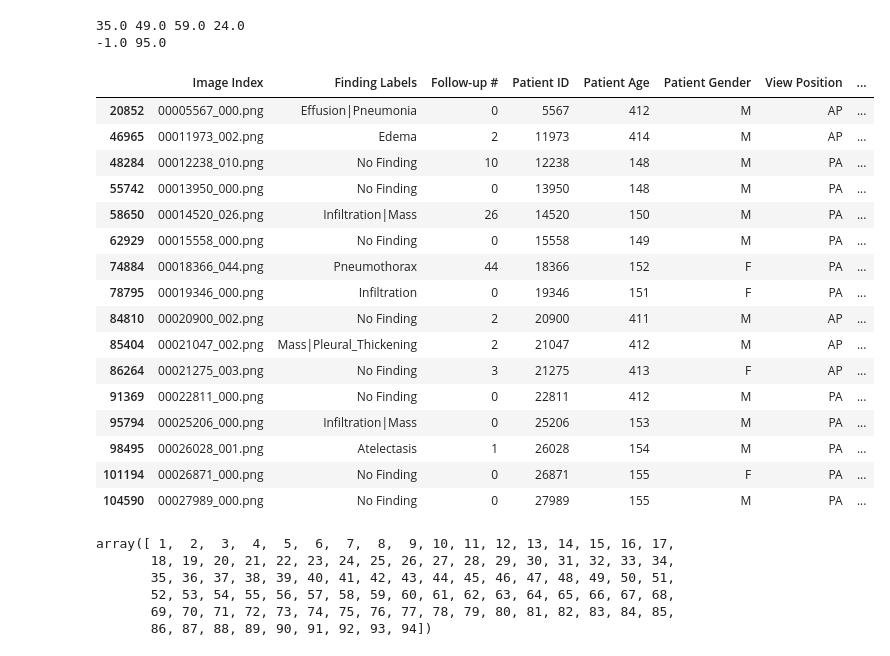
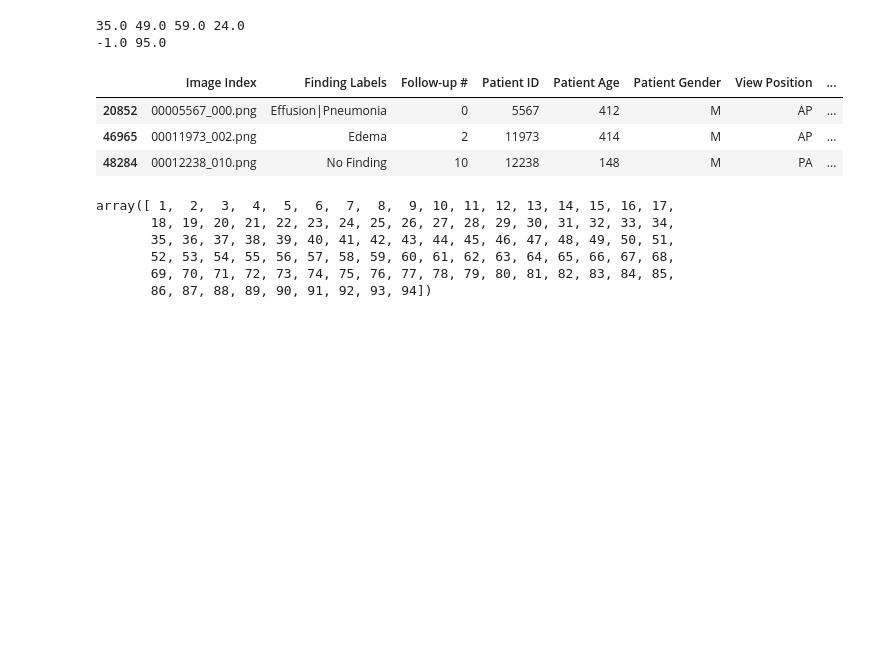
Before and after one commit to kmsmeng/Medical-Image-Classification-Explainable-AI, a Jupyter notebook: main.ipynb, the cells around one changed output. Saved outputs shown, nothing was run; the diff lists cells and outputs as text; code cells hidden in the pictures; blank space fills up the shorter version.

```diff
--- a/main.ipynb
+++ b/main.ipynb
@@ -524,25 +515,13 @@ print(lower_limit, upper_limit)
 -1.0 95.0
 # %%
 # all the columns with the outlier age data
-df[(df['Patient Age'] > upper_limit)|(df['Patient Age'] < lower_limit)]
+outliers_age_df = df[(df['Patient Age'] > upper_limit)|(df['Patient Age'] < lower_limit)]
+outliers_age_df[:3]
 # %% [output]
 |  | Image Index | Finding Labels | Follow-up # | Patient ID | Patient Age | Patient Gender | View Position | ... |
 | 20852 | 00005567_000.png | Effusion|Pneumonia | 0 | 5567 | 412 | M | AP | ... |
 | 46965 | 00011973_002.png | Edema | 2 | 11973 | 414 | M | AP | ... |
 | 48284 | 00012238_010.png | No Finding | 10 | 12238 | 148 | M | PA | ... |
-| 55742 | 00013950_000.png | No Finding | 0 | 13950 | 148 | M | PA | ... |
-| 58650 | 00014520_026.png | Infiltration|Mass | 26 | 14520 | 150 | M | PA | ... |
-| 62929 | 00015558_000.png | No Finding | 0 | 15558 | 149 | M | PA | ... |
-| 74884 | 00018366_044.png | Pneumothorax | 44 | 18366 | 152 | F | PA | ... |
-| 78795 | 00019346_000.png | Infiltration | 0 | 19346 | 151 | F | PA | ... |
-| 84810 | 00020900_002.png | No Finding | 2 | 20900 | 411 | M | AP | ... |
-| 85404 | 00021047_002.png | Mass|Pleural_Thickening | 2 | 21047 | 412 | M | AP | ... |
-| 86264 | 00021275_003.png | No Finding | 3 | 21275 | 413 | F | AP | ... |
-| 91369 | 00022811_000.png | No Finding | 0 | 22811 | 412 | M | PA | ... |
-| 95794 | 00025206_000.png | Infiltration|Mass | 0 | 25206 | 153 | M | PA | ... |
-| 98495 | 00026028_001.png | Atelectasis | 1 | 26028 | 154 | M | PA | ... |
-| 101194 | 00026871_000.png | No Finding | 0 | 26871 | 155 | F | PA | ... |
-| 104590 | 00027989_000.png | No Finding | 0 | 27989 | 155 | M | PA | ... |
 # %%
 # new df with all the age outliers removed
 
```
Also changed, not shown: parts of 6 cells of this notebook.
